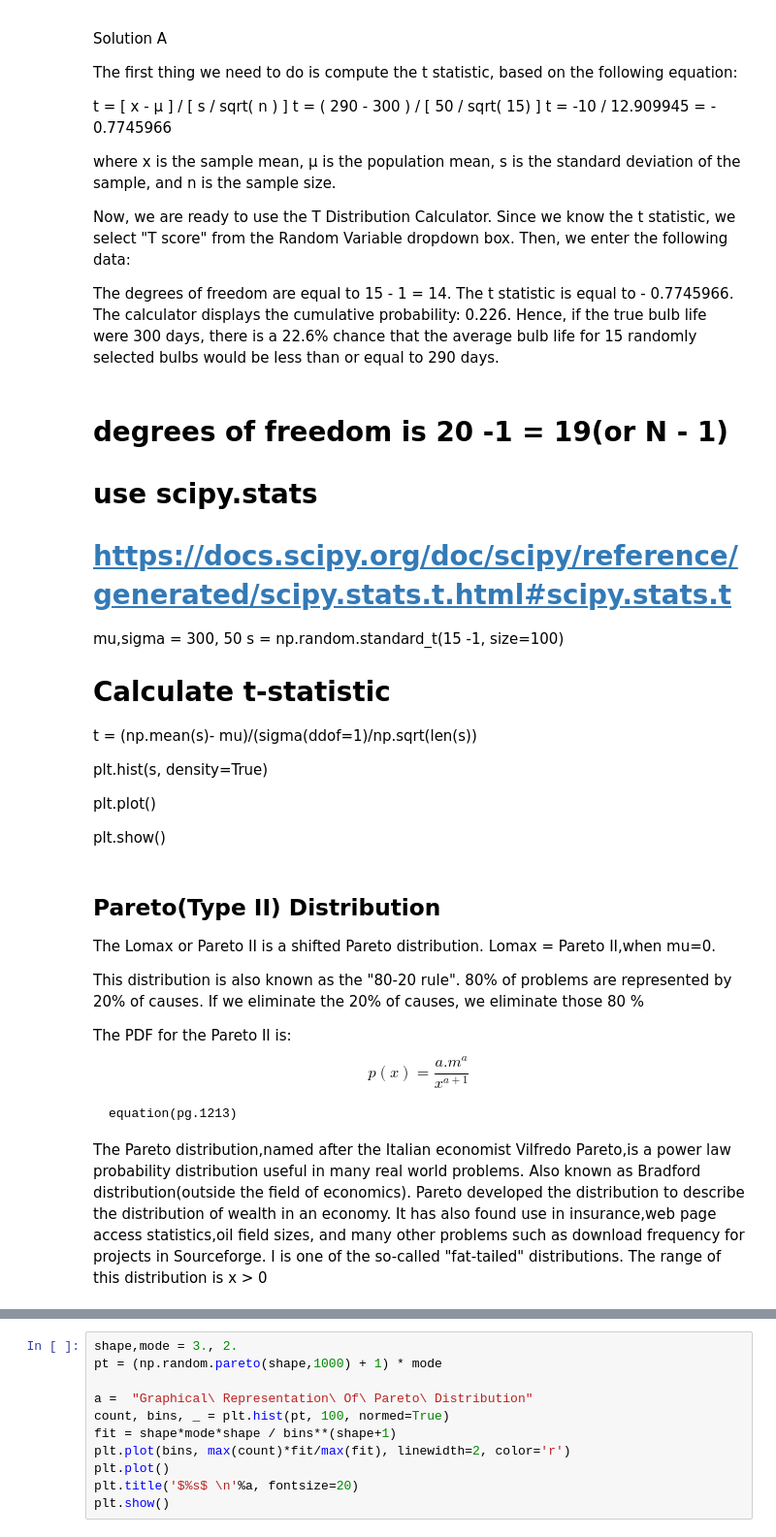
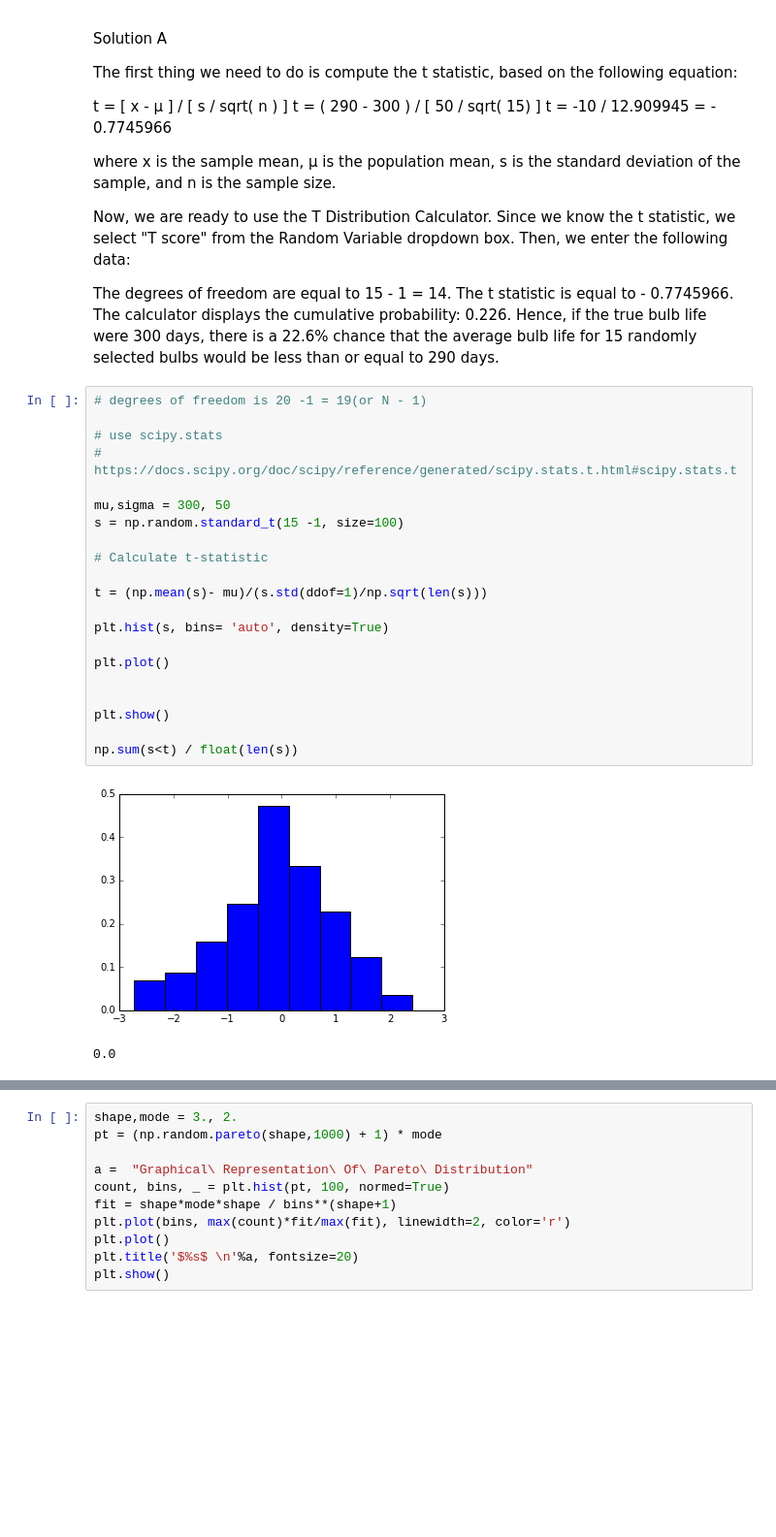
Before and after one commit to MarcoMen-Temp/Programming-Practice, a Jupyter notebook: NumpyAssignment.ipynb, the cells around one changed output, grey strips where cells are left out. Shown at 97% size. Cells and saved outputs as stored; diff of their text form; blank space fills up the shorter version.

Commit message:
Added t distribition plot

```diff
--- a/NumpyAssignment.ipynb
+++ b/NumpyAssignment.ipynb
@@ -604,36 +659,27 @@ Now, we are ready to use the T Distribution Calculator. Since we know the t stat
 The degrees of freedom are equal to 15 - 1 = 14.
 The t statistic is equal to - 0.7745966.
 The calculator displays the cumulative probability: 0.226. Hence, if the true bulb life were 300 days, there is a 22.6% chance that the average bulb life for 15 randomly selected bulbs would be less than or equal to 290 days.
-# %% [markdown]
-# degrees of freedom is 20 -1 = 19(or N - 1)
-
-# use scipy.stats
-# https://docs.scipy.org/doc/scipy/reference/generated/scipy.stats.t.html#scipy.stats.t
-
-mu,sigma = 300, 50
-s = np.random.standard_t(15 -1, size=100)
-
-# Calculate t-statistic
-
-t = (np.mean(s)- mu)/(sigma(ddof=1)/np.sqrt(len(s))
-
-plt.hist(s, density=True)
-
-plt.plot()
-
-
-plt.show()
-# %% [markdown]
-## Pareto(Type II) Distribution
-
-
-The Lomax or Pareto II is a shifted Pareto distribution. Lomax = Pareto II,when mu=0.
-
-This distribution is also known as the "80-20 rule". 80% of problems are represented by 20% of causes. If we eliminate the 20% of causes, we eliminate those 80 %
-
-The PDF for the Pareto II is: $$ p(x) = \frac { a . m^a} {x^{a +1}} $$
-
-    equation(pg.1213)
-
-The Pareto distribution,named after the Italian economist Vilfredo Pareto,is a power law probability distribution useful in many real world problems. Also known as Bradford distribution(outside the field of economics).
-Pareto developed the distribution to describe the distribution of wealth in an economy. It has also found use in insurance,web page access statistics,oil field sizes, and many other problems such as download frequency for projects in Sourceforge. I is one of the so-called "fat-tailed" distributions. The range of this distribution is x > 0
+# %%
+# degrees of freedom is 20 -1 = 19(or N - 1)
+
+# use scipy.stats
+# https://docs.scipy.org/doc/scipy/reference/generated/scipy.stats.t.html#scipy.stats.t
+
+mu,sigma = 300, 50
+s = np.random.standard_t(15 -1, size=100)
+
+# Calculate t-statistic
+
+t = (np.mean(s)- mu)/(s.std(ddof=1)/np.sqrt(len(s)))
+
+plt.hist(s, bins= 'auto', density=True)
+
+plt.plot()
+
+
+plt.show()
+
+np.sum(s<t) / float(len(s))
+# %% [output]
+[figure, added]
+0.0
```
Also changed, not shown: parts of 13 cells of this notebook.
